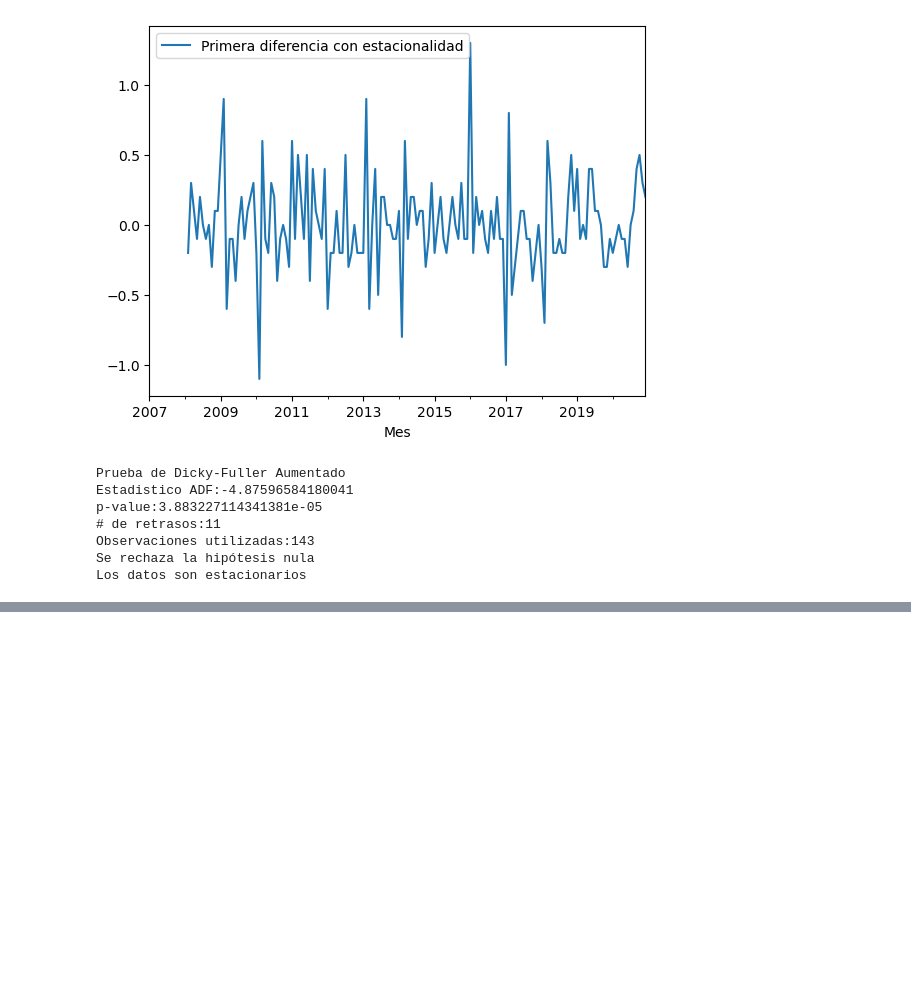
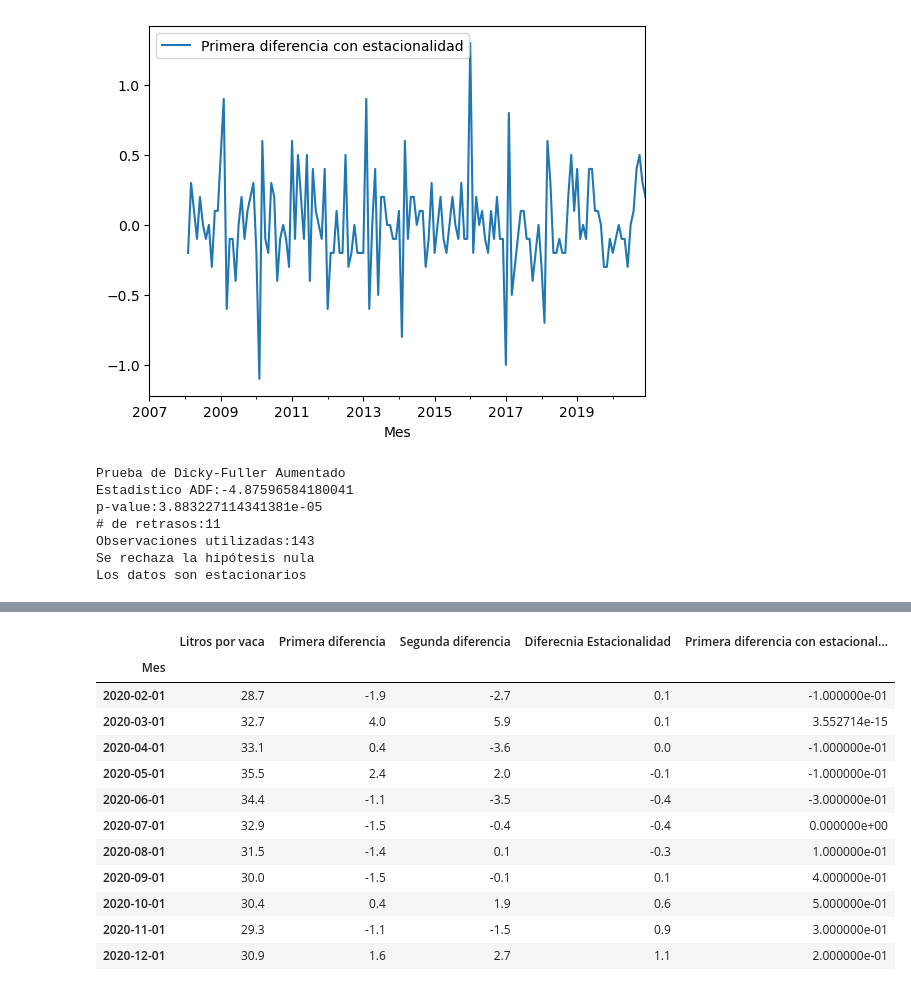
Before and after one commit to dparedes616/Series-de-Tiempo, a Jupyter notebook: Proyectos/Hacienda_el_Jobo.ipynb, the cells around one changed output, grey strips where cells are left out. Cells and saved outputs as stored; diff of their text form; code cells hidden in the pictures; blank space fills up the shorter version.

```diff
--- a/Proyectos/Hacienda_el_Jobo.ipynb
+++ b/Proyectos/Hacienda_el_Jobo.ipynb
@@ -282,0 +320,17 @@ Los datos son estacionarios
+# %%
+df_tes = df_proyecto[157:]
+df_tes
+# %% [output]
+|  | Litros por vaca | Primera diferencia | Segunda diferencia | Diferecnia Estacionalidad | Primera diferencia con estacional... |
+| Mes |  |  |  |  |  |
+| 2020-02-01 | 28.7 | -1.9 | -2.7 | 0.1 | -1.000000e-01 |
+| 2020-03-01 | 32.7 | 4.0 | 5.9 | 0.1 | 3.552714e-15 |
+| 2020-04-01 | 33.1 | 0.4 | -3.6 | 0.0 | -1.000000e-01 |
+| 2020-05-01 | 35.5 | 2.4 | 2.0 | -0.1 | -1.000000e-01 |
+| 2020-06-01 | 34.4 | -1.1 | -3.5 | -0.4 | -3.000000e-01 |
+| 2020-07-01 | 32.9 | -1.5 | -0.4 | -0.4 | 0.000000e+00 |
+| 2020-08-01 | 31.5 | -1.4 | 0.1 | -0.3 | 1.000000e-01 |
+| 2020-09-01 | 30.0 | -1.5 | -0.1 | 0.1 | 4.000000e-01 |
+| 2020-10-01 | 30.4 | 0.4 | 1.9 | 0.6 | 5.000000e-01 |
+| 2020-11-01 | 29.3 | -1.1 | -1.5 | 0.9 | 3.000000e-01 |
+| 2020-12-01 | 30.9 | 1.6 | 2.7 | 1.1 | 2.000000e-01 |
```
Also changed, not shown: parts of 3 cells of this notebook.
